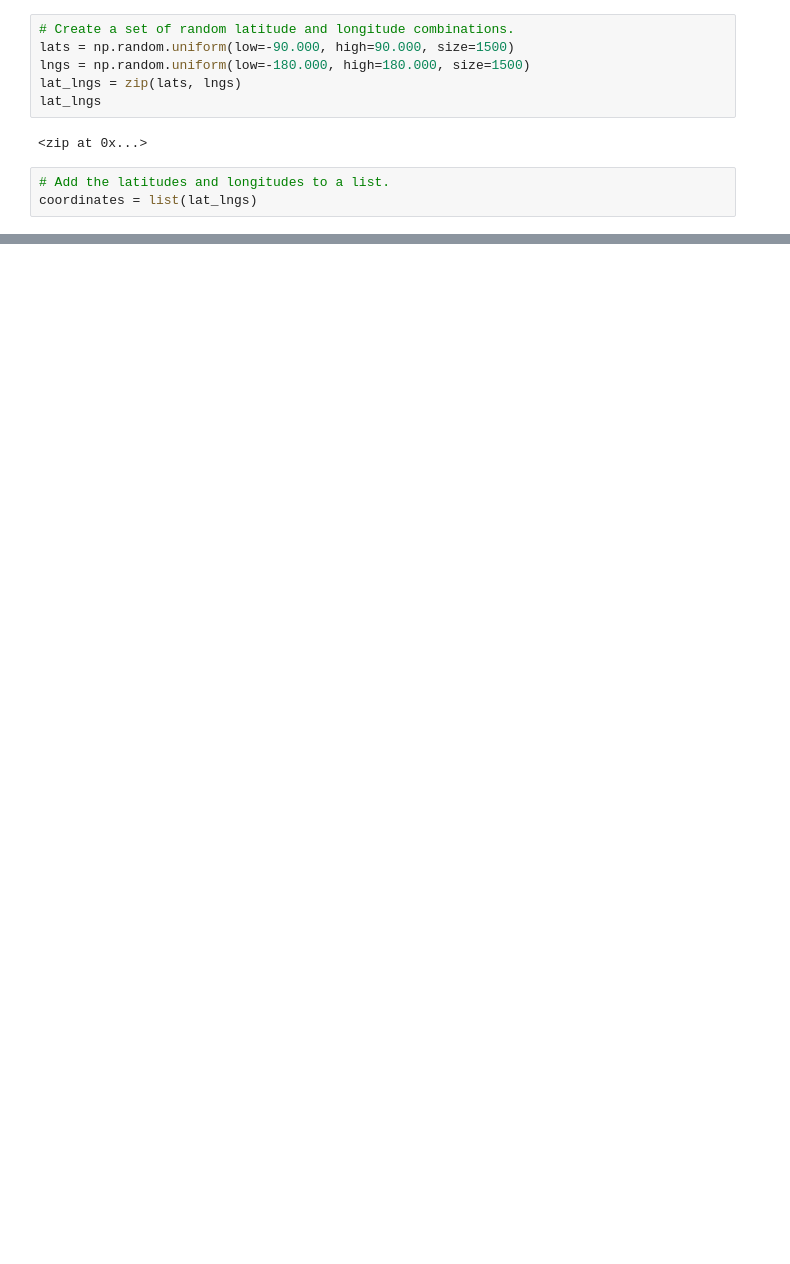
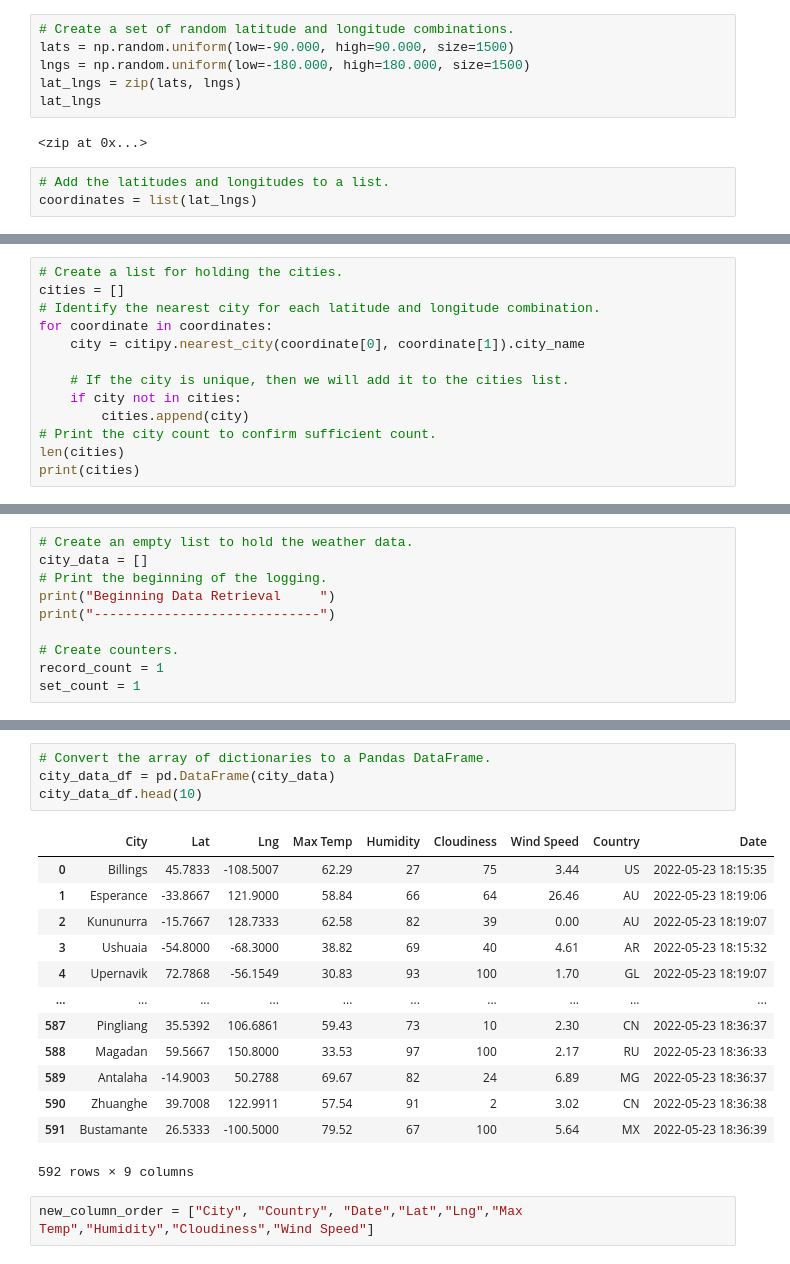
Before and after one commit to shrutiramana/World_Weather_Analysis, a Jupyter notebook: WeatherPy.ipynb, the cells around one changed output, grey strips where cells are left out. Drawn from its saved outputs; the diff is of its cells as text; blank space fills up the shorter version.

```diff
--- a/WeatherPy.ipynb
+++ b/WeatherPy.ipynb
@@ -38,0 +41,13 @@ for coordinate in coordinates:
+# %%
+# Create a list for holding the cities.
+cities = []
+# Identify the nearest city for each latitude and longitude combination.
+for coordinate in coordinates:
+    city = citipy.nearest_city(coordinate[0], coordinate[1]).city_name
+
+    # If the city is unique, then we will add it to the cities list.
+    if city not in cities:
+        cities.append(city)
+# Print the city count to confirm sufficient count.
+len(cities)
+print(cities)
@@ -38,0 +60,10 @@ for coordinate in coordinates:
+# %%
+# Create an empty list to hold the weather data.
+city_data = []
+# Print the beginning of the logging.
+print("Beginning Data Retrieval     ")
+print("-----------------------------")
+
+# Create counters.
+record_count = 1
+set_count = 1
@@ -38,0 +143,20 @@ for coordinate in coordinates:
+# %%
+# Convert the array of dictionaries to a Pandas DataFrame.
+city_data_df = pd.DataFrame(city_data)
+city_data_df.head(10)
+# %% [output]
+|  | City | Lat | Lng | Max Temp | Humidity | Cloudiness | Wind Speed | Country | Date |
+| 0 | Billings | 45.7833 | -108.5007 | 62.29 | 27 | 75 | 3.44 | US | 2022-05-23 18:15:35 |
+| 1 | Esperance | -33.8667 | 121.9000 | 58.84 | 66 | 64 | 26.46 | AU | 2022-05-23 18:19:06 |
+| 2 | Kununurra | -15.7667 | 128.7333 | 62.58 | 82 | 39 | 0.00 | AU | 2022-05-23 18:19:07 |
+| 3 | Ushuaia | -54.8000 | -68.3000 | 38.82 | 69 | 40 | 4.61 | AR | 2022-05-23 18:15:32 |
+| 4 | Upernavik | 72.7868 | -56.1549 | 30.83 | 93 | 100 | 1.70 | GL | 2022-05-23 18:19:07 |
+| ... | ... | ... | ... | ... | ... | ... | ... | ... | ... |
+| 587 | Pingliang | 35.5392 | 106.6861 | 59.43 | 73 | 10 | 2.30 | CN | 2022-05-23 18:36:37 |
+| 588 | Magadan | 59.5667 | 150.8000 | 33.53 | 97 | 100 | 2.17 | RU | 2022-05-23 18:36:33 |
+| 589 | Antalaha | -14.9003 | 50.2788 | 69.67 | 82 | 24 | 6.89 | MG | 2022-05-23 18:36:37 |
+| 590 | Zhuanghe | 39.7008 | 122.9911 | 57.54 | 91 | 2 | 3.02 | CN | 2022-05-23 18:36:38 |
+| 591 | Bustamante | 26.5333 | -100.5000 | 79.52 | 67 | 100 | 5.64 | MX | 2022-05-23 18:36:39 |
+592 rows × 9 columns
+# %%
+new_column_order = ["City", "Country", "Date","Lat","Lng","Max Temp","Humidity","Cloudiness","Wind Speed"]
```
Also changed, not shown: parts of 8 cells of this notebook, 3 other files.
